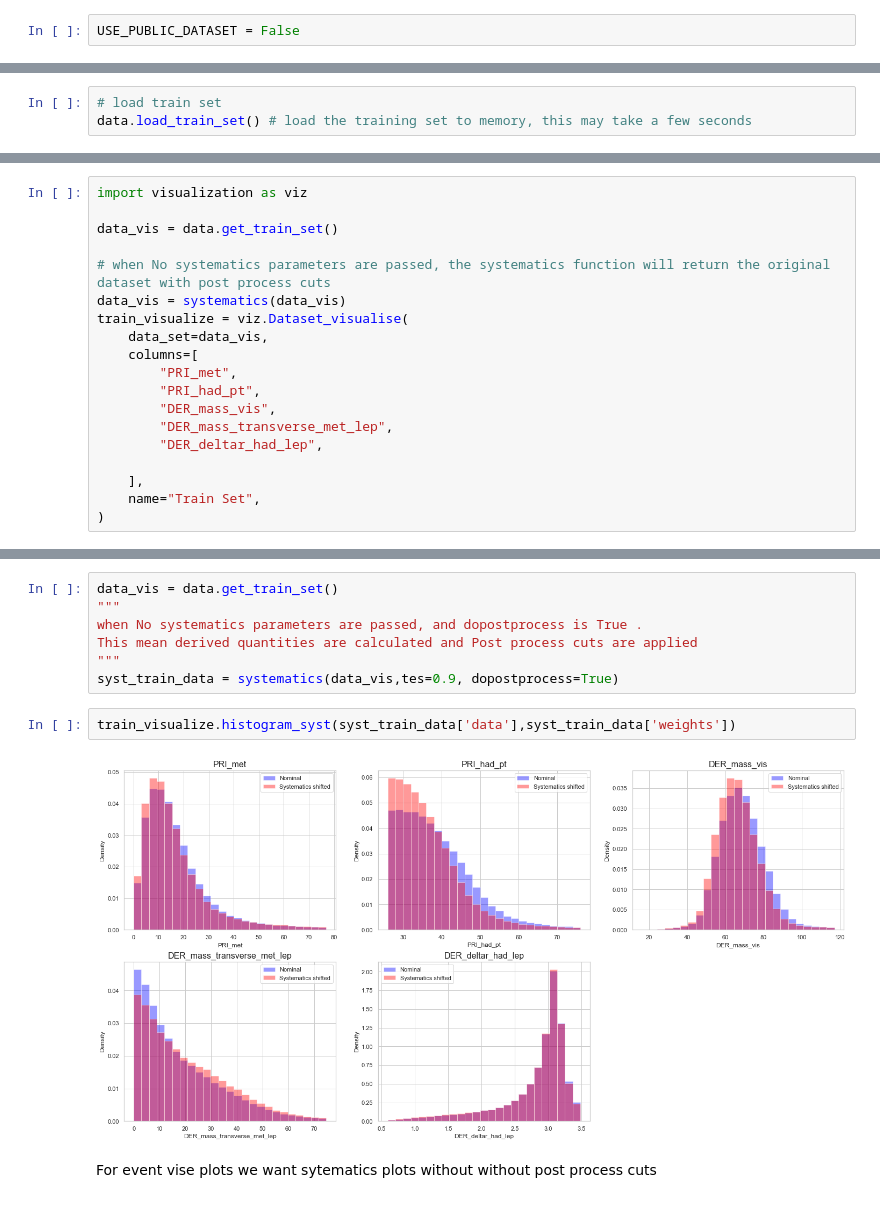
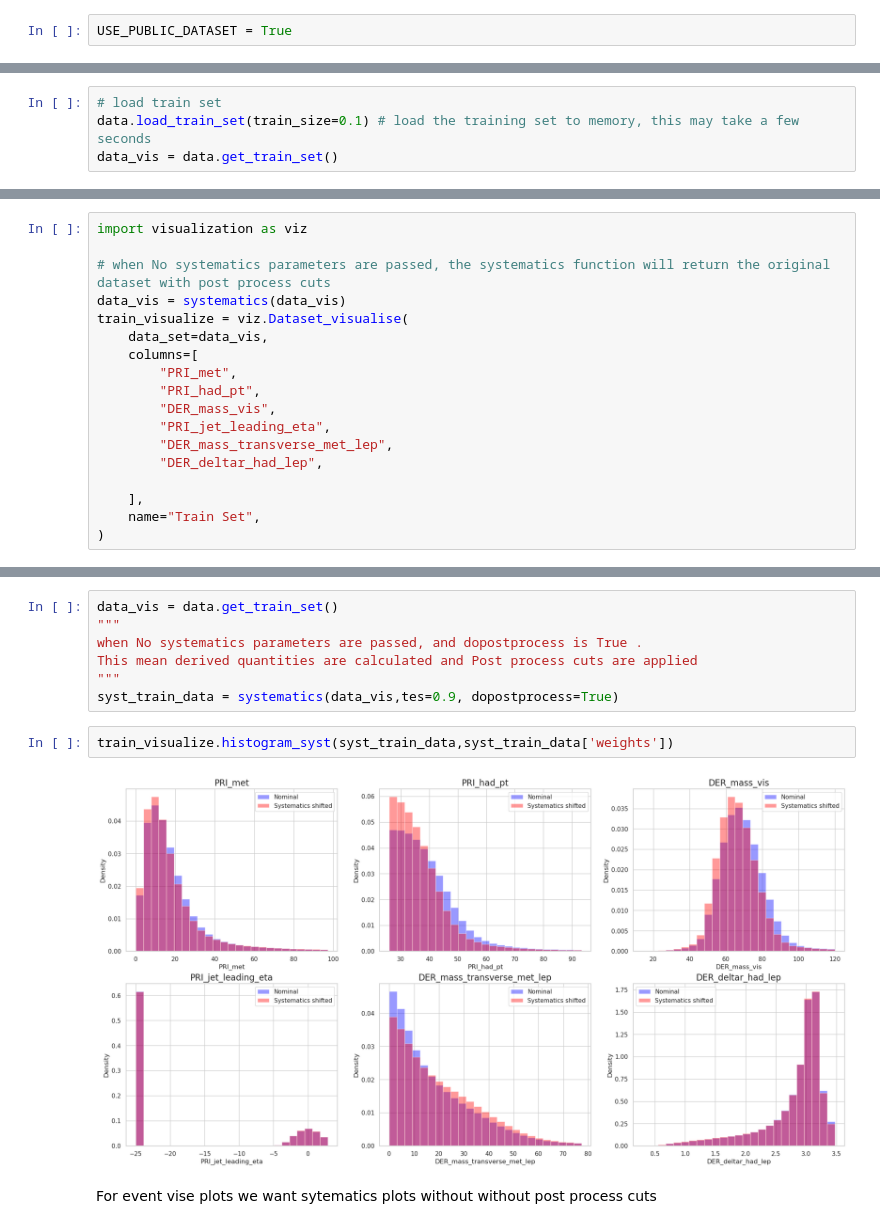
Before and after one commit to FAIR-Universe/HEP-Challenge, a Jupyter notebook: StartingKit_HiggsML_Uncertainty_Challenge.ipynb, the cells around one changed output, grey strips where cells are left out. Cells and saved outputs as stored; diff of their text form.

```diff
--- a/StartingKit_HiggsML_Uncertainty_Challenge.ipynb
+++ b/StartingKit_HiggsML_Uncertainty_Challenge.ipynb
@@ -75,7 +77,7 @@ For Training and inference you may want to use the much Bigger public dataset. F
 
 If you have already downloaded the public_data from the competition website, make sure that it is placed in the right folder `HEP-Challenge/` so that you don't download it again. Setting `USE_PUBLIC_DATASET` to `True` will download the public_data if not found in the `HEP-Challenge` directory.
 # %%
-USE_PUBLIC_DATASET = False
+USE_PUBLIC_DATASET = True
 # %% [markdown]
 `USE_PUBLIC_DATASET` determines whether to use a public dataset provided for the participants or use a small subset of the data for quick execution of this notebook
 # %%
@@ -90,5 +95,6 @@ else:
 The function loads the downloaded data in the public_data folder or downloads the data from codabench using `wget` in the absence of the downloaded data,
 # %%
 # load train set
-data.load_train_set() # load the training set to memory, this may take a few seconds
+data.load_train_set(train_size=0.1) # load the training set to memory, this may take a few seconds
+data_vis = data.get_train_set()
 # %% [output]
@@ -108,8 +116,6 @@ data is the dictionary of different fields like dataframe, label, weights etc. u
 Initialisation you can give a list a columns of Data you are interested to have plots for. If no inputs are given then all the columns of the DataFrame are taken
 # %%
 import visualization as viz
-
-data_vis = data.get_train_set()
 
 # when No systematics parameters are passed, the systematics function will return the original dataset with post process cuts
 data_vis = systematics(data_vis)
@@ -119,6 +125,7 @@ train_visualize = viz.Dataset_visualise(
         "PRI_met",
         "PRI_had_pt",
         "DER_mass_vis",
+        "PRI_jet_leading_eta",
         "DER_mass_transverse_met_lep",
         "DER_deltar_had_lep",
 
@@ -217,9 +225,9 @@ This mean derived quantities are calculated and Post process cuts are applied
 """
 syst_train_data = systematics(data_vis,tes=0.9, dopostprocess=True)
 # %%
-train_visualize.histogram_syst(syst_train_data['data'],syst_train_data['weights'])
+train_visualize.histogram_syst(syst_train_data,syst_train_data['weights'])
 # %% [output]
-[figure, old version]
+[figure, new version]
 # %% [markdown]
 For event vise plots we want sytematics plots without without post process cuts
 # %%
```
Also changed, not shown: parts of 21 cells of this notebook, 4 other files.
